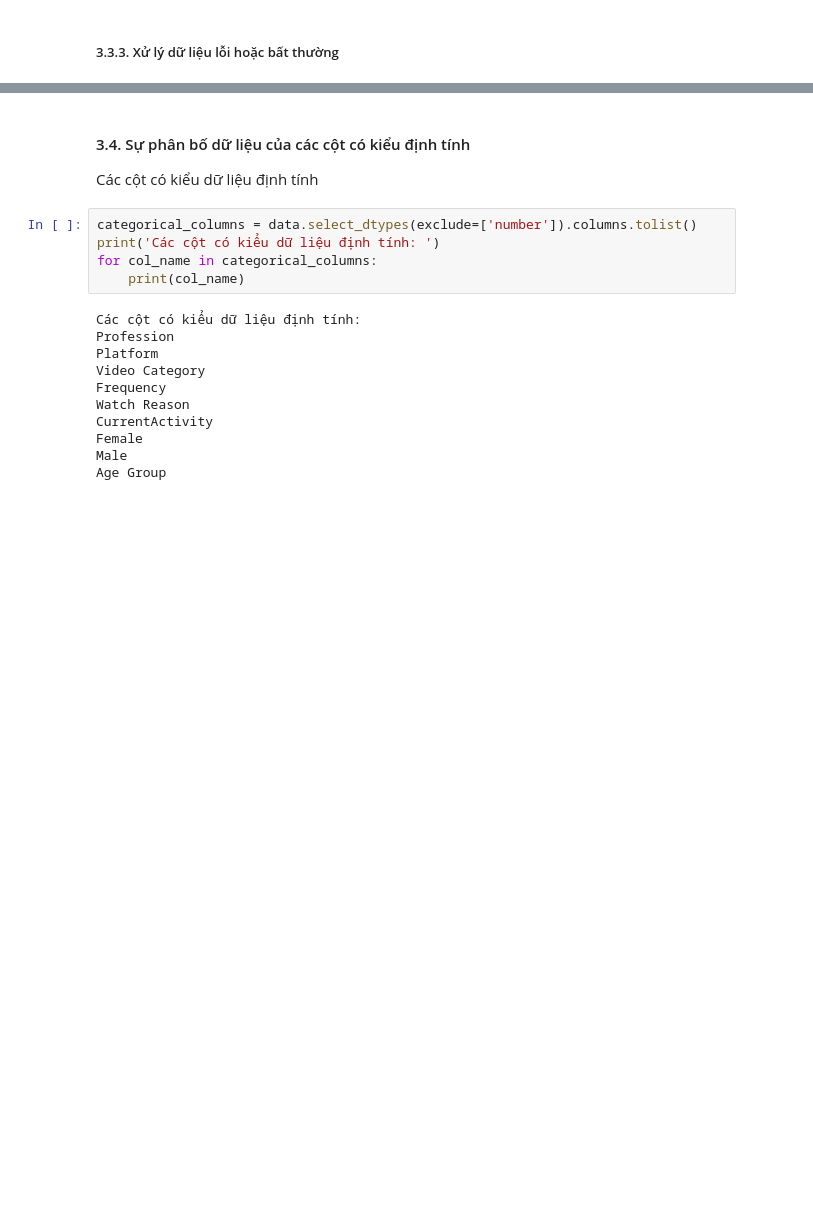
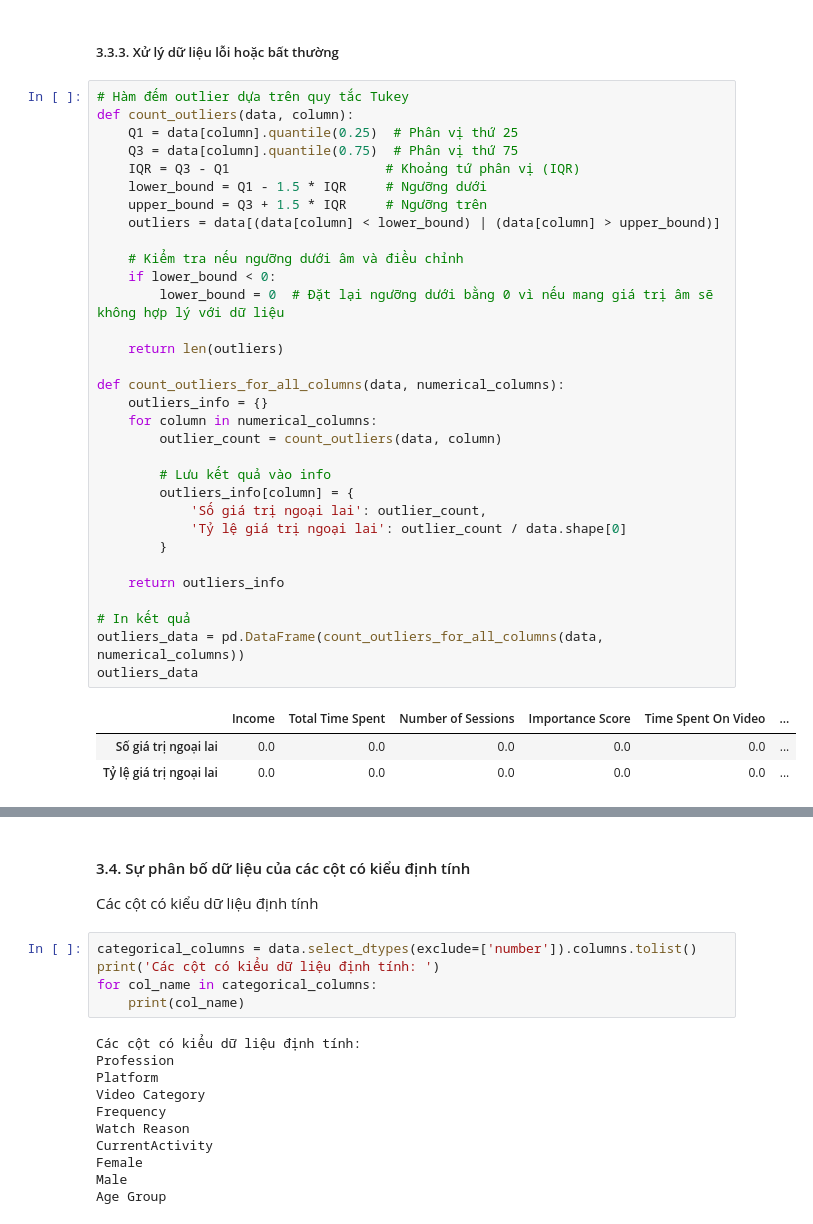
Before and after one commit to uyen312/LTCKHDL, a Jupyter notebook: Source code/DataPreprocessing.ipynb, the cells around one changed output, grey strips where cells are left out. Saved outputs shown, nothing was run; the diff lists cells and outputs as text; blank space fills up the shorter version.

```diff
--- a/Source code/DataPreprocessing.ipynb
+++ b/Source code/DataPreprocessing.ipynb
@@ -241,2 +342,38 @@ Addiction Level
 # %% [markdown]
 ##### 3.3.3. Xử lý dữ liệu lỗi hoặc bất thường
+# %%
+# Hàm đếm outlier dựa trên quy tắc Tukey
+def count_outliers(data, column):
+    Q1 = data[column].quantile(0.25)  # Phân vị thứ 25
+    Q3 = data[column].quantile(0.75)  # Phân vị thứ 75
+    IQR = Q3 - Q1                    # Khoảng tứ phân vị (IQR)
+    lower_bound = Q1 - 1.5 * IQR     # Ngưỡng dưới
+    upper_bound = Q3 + 1.5 * IQR     # Ngưỡng trên
+    outliers = data[(data[column] < lower_bound) | (data[column] > upper_bound)]
+
+    # Kiểm tra nếu ngưỡng dưới âm và điều chỉnh
+    if lower_bound < 0:
+        lower_bound = 0  # Đặt lại ngưỡng dưới bằng 0 vì nếu mang giá trị âm sẽ không hợp lý với dữ liệu
+
+    return len(outliers)
+
+def count_outliers_for_all_columns(data, numerical_columns):
+    outliers_info = {}
+    for column in numerical_columns:
+        outlier_count = count_outliers(data, column)
+
+        # Lưu kết quả vào info
+        outliers_info[column] = {
+            'Số giá trị ngoại lai': outlier_count,
+            'Tỷ lệ giá trị ngoại lai': outlier_count / data.shape[0]
+        }
+
+    return outliers_info
+
+# In kết quả
+outliers_data = pd.DataFrame(count_outliers_for_all_columns(data, numerical_columns))
+outliers_data
+# %% [output]
+|  | Income | Total Time Spent | Number of Sessions | Importance Score | Time Spent On Video | ... |
+| Số giá trị ngoại lai | 0.0 | 0.0 | 0.0 | 0.0 | 0.0 | ... |
+| Tỷ lệ giá trị ngoại lai | 0.0 | 0.0 | 0.0 | 0.0 | 0.0 | ... |
```
Also changed, not shown: parts of 9 cells of this notebook.
